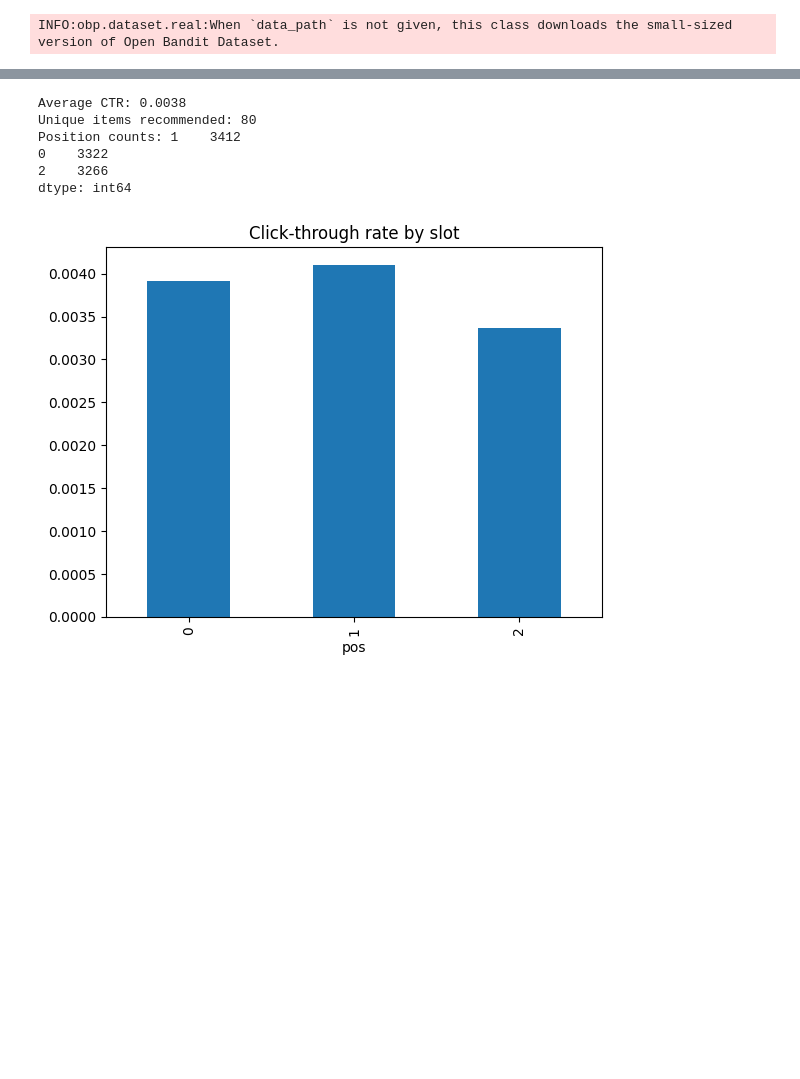
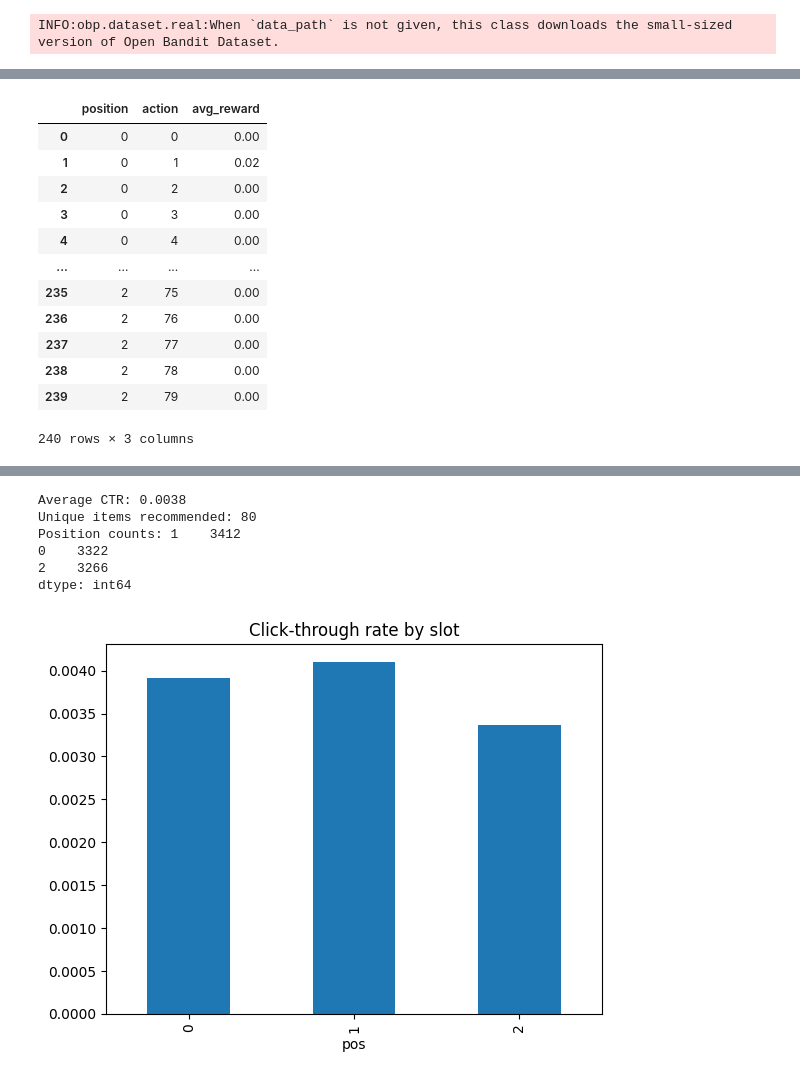
Before and after one commit to armandordorica/OBP_Replication, a Jupyter notebook: replication.ipynb, the cells around one changed output, grey strips where cells are left out. Saved outputs shown, nothing was run; the diff lists cells and outputs as text; code cells hidden in the pictures; blank space fills up the shorter version.

```diff
--- a/replication.ipynb
+++ b/replication.ipynb
@@ -48,0 +39,19 @@ df
+# %%
+# Calculate average reward per action per position
+avg_reward_per_action_position = df.groupby(['position', 'action'])['reward'].mean().reset_index()
+avg_reward_per_action_position.columns = ['position', 'action', 'avg_reward']
+avg_reward_per_action_position
+# %% [output]
+|  | position | action | avg_reward |
+| 0 | 0 | 0 | 0.00 |
+| 1 | 0 | 1 | 0.02 |
+| 2 | 0 | 2 | 0.00 |
+| 3 | 0 | 3 | 0.00 |
+| 4 | 0 | 4 | 0.00 |
+| ... | ... | ... | ... |
+| 235 | 2 | 75 | 0.00 |
+| 236 | 2 | 76 | 0.00 |
+| 237 | 2 | 77 | 0.00 |
+| 238 | 2 | 78 | 0.00 |
+| 239 | 2 | 79 | 0.00 |
+240 rows × 3 columns
```
Also changed, not shown: parts of 5 cells of this notebook, 1 other file.
